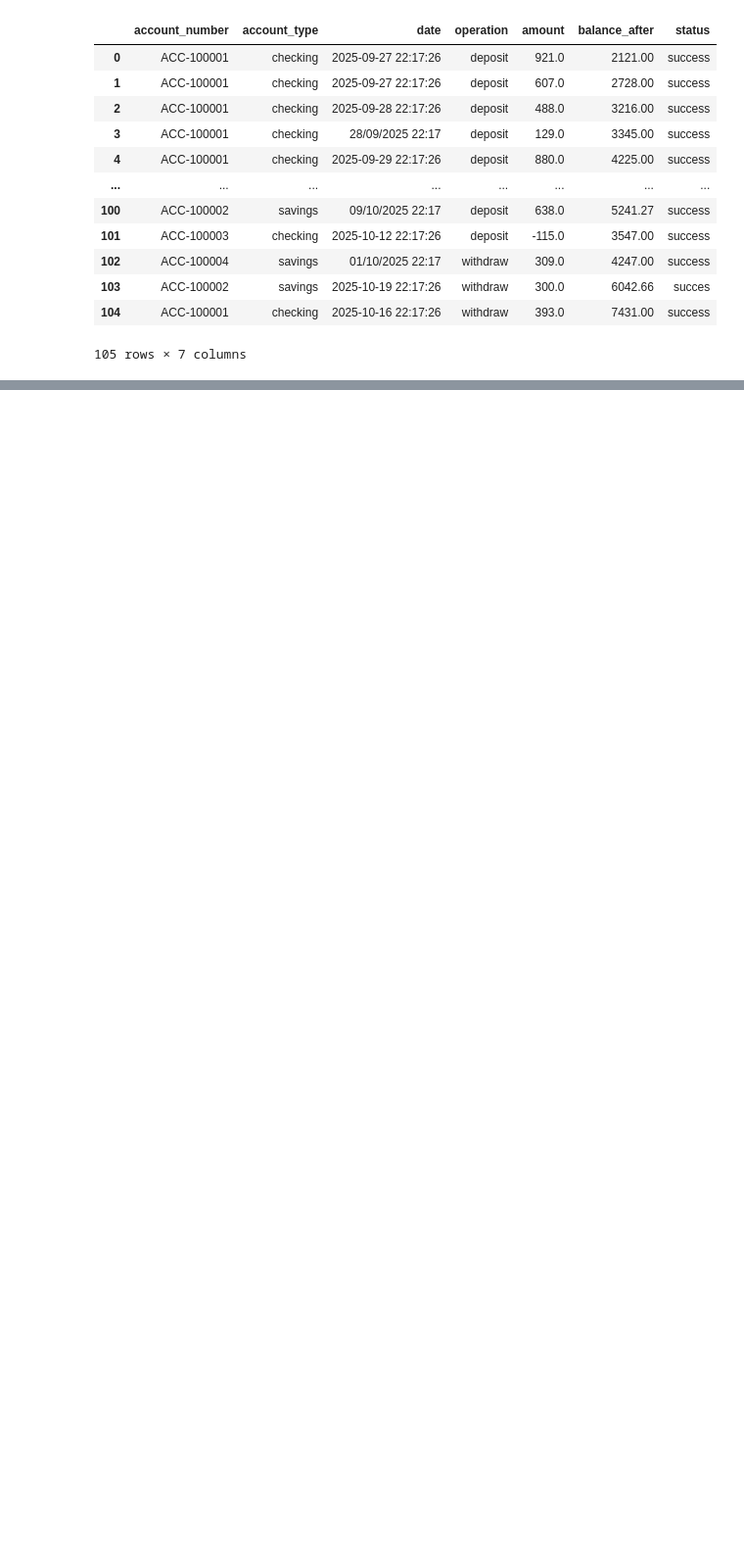
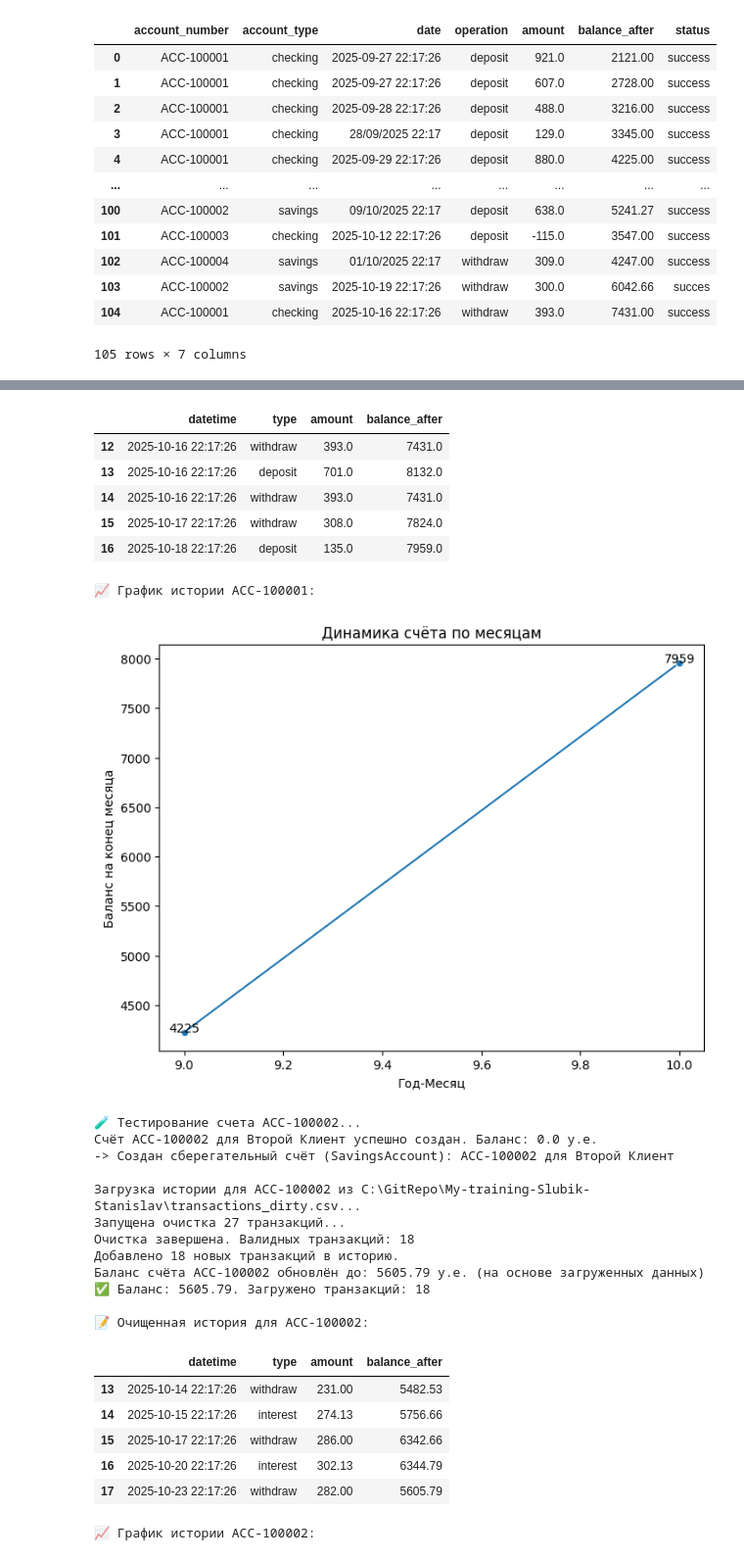
Before and after one commit to luky048-ship-it/My-training-Slubik-Stanislav, a Jupyter notebook: Домашнее задание_5.ipynb, the cells around one changed output, grey strips where cells are left out. Shown at 98% size. Saved outputs shown, nothing was run; the diff lists cells and outputs as text; code cells hidden in the pictures; blank space fills up the shorter version.

```diff
--- a/Домашнее задание_5.ipynb
+++ b/Домашнее задание_5.ipynb
@@ -332,7 +332,7 @@ class Account:
                     ha='center', va='baseline', fontsize=10)
         ax.set_title('Динамика счёта по месяцам')
         ax.set_xlabel('Год-Месяц')
-        ax.set_ylabel('Баланс после операций')
+        ax.set_ylabel('Баланс на конец месяца')
         plt.show()
 
     def get_large_operations(self, n: int = 5) -> list[dict]:
@@ -361,7 +361,7 @@ class CheckingAccount(Account):
     Хранит атрибут account_type = 'checking'.
     """
     def __init__(self, account_holder: str, balance: float = 0, account_number: str = None):
-        super().__init__(account_holder, balance)
+        super().__init__(account_holder, balance, account_number)
         self.account_type = 'checking'
         print(f'-> Создан расчётный счёт (CheckingAccount): {self._account_number} для {self._account_holder}')
 # %%
@@ -373,7 +373,7 @@ class SavingsAccount(Account):
     Реализует apply_interest (п.2) и ограничение на withdraw (п.3).
     """
     def __init__(self, account_holder: str, balance: float = 0, account_number: str = None):
-        super().__init__(account_holder, balance)
+        super().__init__(account_holder, balance, account_number)
         self.account_type = 'savings'
         print(f'-> Создан сберегательный счёт (SavingsAccount): {self._account_number} для {self._account_holder}')
 
@@ -386,9 +386,8 @@ class SavingsAccount(Account):
             self._validate_amount(amount)
             limit = self._balance * 0.5
             if amount > limit:
-                self._add_operation('withdraw', amount, 'fail')
-                print(f'Снятие запрещено. Нельзя снять больше 50% от баланса (лимит {limit:.2f} у.е.). Запрошено: {amount}.')
-                return
+                raise ValueError(f'Снятие запрещено. Нельзя снять больше 50% от баланса (лимит {limit:.2f} у.е.). Запрошено: {amount}.')
+
             super().withdraw(amount)
         except ValueError as e:
             self._add_operation('withdraw', amount, 'fail')
@@ -432,0 +556,20 @@ pd.read_csv(r'C:\GitRepo\My-training-Slubik-Stanislav\transactions_dirty.csv')
+# %%
+# -----------------------------------------------------------------
+# ФИНАЛЬНЫЙ БЛОК ЗАПУСКА
+# -----------------------------------------------------------------
+import unittest
+print("--- 🔬 Запуск юнит-тестов (Проверка логики) 🔬 ---")
+
+# Явный запуск юнит-тестов, который работает в Jupyter
+loader = unittest.TestLoader()
+suite = unittest.TestSuite()
+suite.addTests(loader.loadTestsFromTestCase(TestAccount))
+suite.addTests(loader.loadTestsFromTestCase(TestSavingsAccount))
+
+runner = unittest.TextTestRunner(verbosity=2)
+# Запускаем юнит-тесты
+runner.run(suite)
+
+# Запускаем функциональный тест
+run_multi_account_test(FILE_TO_TEST)
+# %% [output]
@@ -432,0 +610,27 @@ pd.read_csv(r'C:\GitRepo\My-training-Slubik-Stanislav\transactions_dirty.csv')
+|  | datetime | type | amount | balance_after |
+| 12 | 2025-10-16 22:17:26 | withdraw | 393.0 | 7431.0 |
+| 13 | 2025-10-16 22:17:26 | deposit | 701.0 | 8132.0 |
+| 14 | 2025-10-16 22:17:26 | withdraw | 393.0 | 7431.0 |
+| 15 | 2025-10-17 22:17:26 | withdraw | 308.0 | 7824.0 |
+| 16 | 2025-10-18 22:17:26 | deposit | 135.0 | 7959.0 |
+📈 График истории ACC-100001:
+[figure, added]
+🧪 Тестирование счета ACC-100002...
+Счёт ACC-100002 для Второй Клиент успешно создан. Баланс: 0.0 у.е.
+-> Создан сберегательный счёт (SavingsAccount): ACC-100002 для Второй Клиент
+
+Загрузка истории для ACC-100002 из C:\GitRepo\My-training-Slubik-Stanislav\transactions_dirty.csv...
+Запущена очистка 27 транзакций...
+Очистка завершена. Валидных транзакций: 18
+Добавлено 18 новых транзакций в историю.
+Баланс счёта ACC-100002 обновлён до: 5605.79 у.е. (на основе загруженных данных)
+✅ Баланс: 5605.79. Загружено транзакций: 18
+
+📝 Очищенная история для ACC-100002:
+|  | datetime | type | amount | balance_after |
+| 13 | 2025-10-14 22:17:26 | withdraw | 231.00 | 5482.53 |
+| 14 | 2025-10-15 22:17:26 | interest | 274.13 | 5756.66 |
+| 15 | 2025-10-17 22:17:26 | withdraw | 286.00 | 6342.66 |
+| 16 | 2025-10-20 22:17:26 | interest | 302.13 | 6344.79 |
+| 17 | 2025-10-23 22:17:26 | withdraw | 282.00 | 5605.79 |
+📈 График истории ACC-100002:
```
Also changed, not shown: parts of 2 cells of this notebook.
